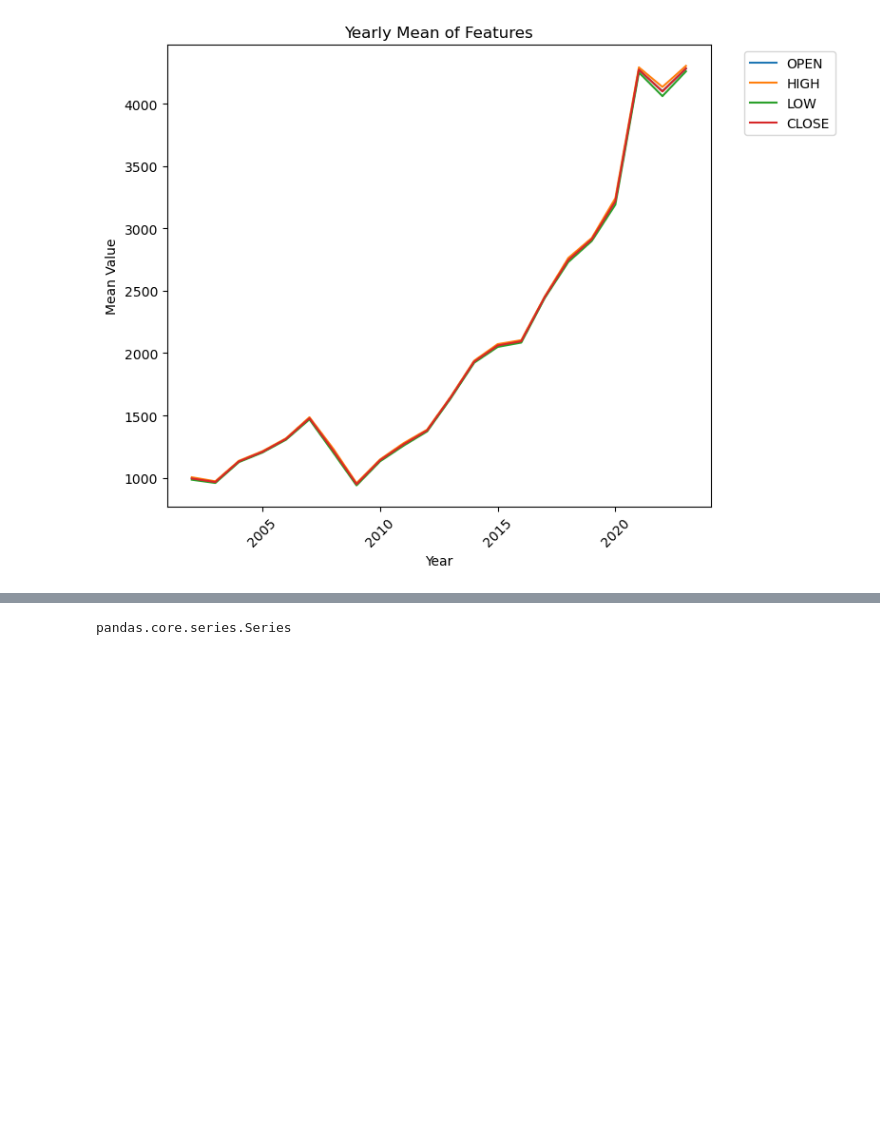
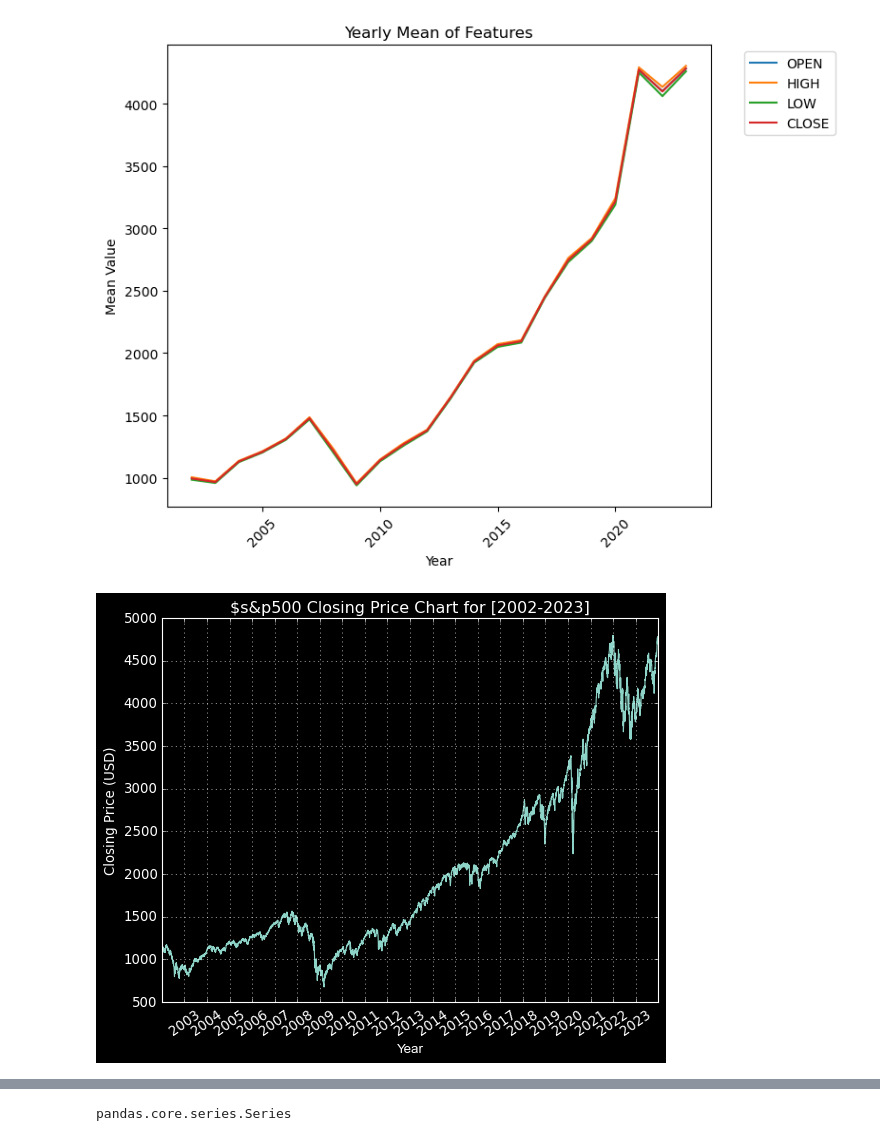
Before and after one commit to RashaJ90/Buy-Sell-Signals-XGBRegressor, a Jupyter notebook: notebooks/investor.ipynb, the cells around one changed output, grey strips where cells are left out. Drawn from its saved outputs; the diff is of its cells as text; code cells hidden in the pictures; blank space fills up the shorter version.

Commit message:
new graphs in notebook

```diff
--- a/notebooks/investor.ipynb
+++ b/notebooks/investor.ipynb
@@ -181,3 +119,43 @@ def plot_stock_price(stock):
+# %%
+# create the font object
+font = fm.FontProperties(family='Arial', size=12)
+
+# Assign ticker symbol and data interval
+symbol = 's&p500'
+startDate = '2001-12-31'
+endDate = '2024-01-01'
+
+# Convert 'date' column to datetime if it's not already in datetime format
+df_plot = df.copy()
+df_plot = df_plot[np.logical_and(df_plot['DATE'] <= endDate, df_plot['DATE'] > startDate)]
+df_plot['DATE'] = pd.to_datetime(df_plot['DATE'])
+#years = df_plot['DATE'].dt.year  # Extract years from the 'date' column
+#years_ticks = np.arange(years.iloc[0], years.iloc[-1] + 1 ) #just the unique year numbers
+#years_ticks = np.unique(years)
+
+
+# Plotting closing price of the stock with respect to time
+plt.style.use('classic')
+plt.style.use('dark_background')
+plt.plot(df_plot['DATE'], df_plot['CLOSE'])
+
+
+# Set x-axis tick format to display only years
+plt.gca().xaxis.set_major_formatter(plt.matplotlib.dates.DateFormatter("%Y"))
+
+# Adjust tick frequency if needed
+plt.gca().xaxis.set_major_locator(plt.matplotlib.dates.YearLocator())
+
+# plt.plot(data['Close'],'-o')  # For marking every datapoint
+plt.xlabel('Year', fontproperties=font)
+plt.ylabel('Closing Price (USD)')
+plt.title(f'${symbol} Closing Price Chart for [2002-2023]')
+plt.xticks(rotation=35)  # For readability of time labels in x-axis (rotated by 35 degrees)
+plt.grid(True,linestyle='dotted',)  # False for closing grids
+#plt.savefig("figs/closingPrice_"+str(symbol)+str(startDate)+str(endDate)+".png")  # Save plot as indicated directory with name specified
+plt.show()
+# %% [output]
+[figure, added]
 # %%
 #Simple Moving Avarage
 window_size = 15
```
Also changed, not shown: parts of 8 cells of this notebook.
